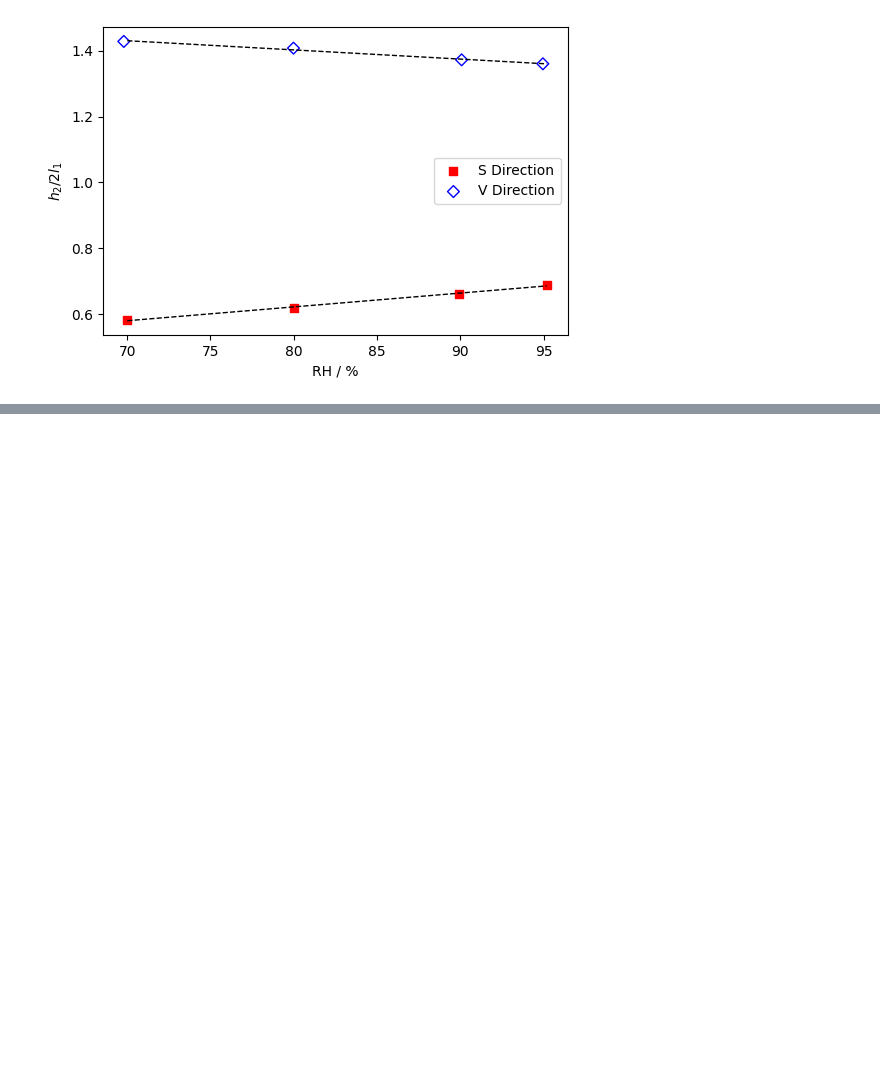
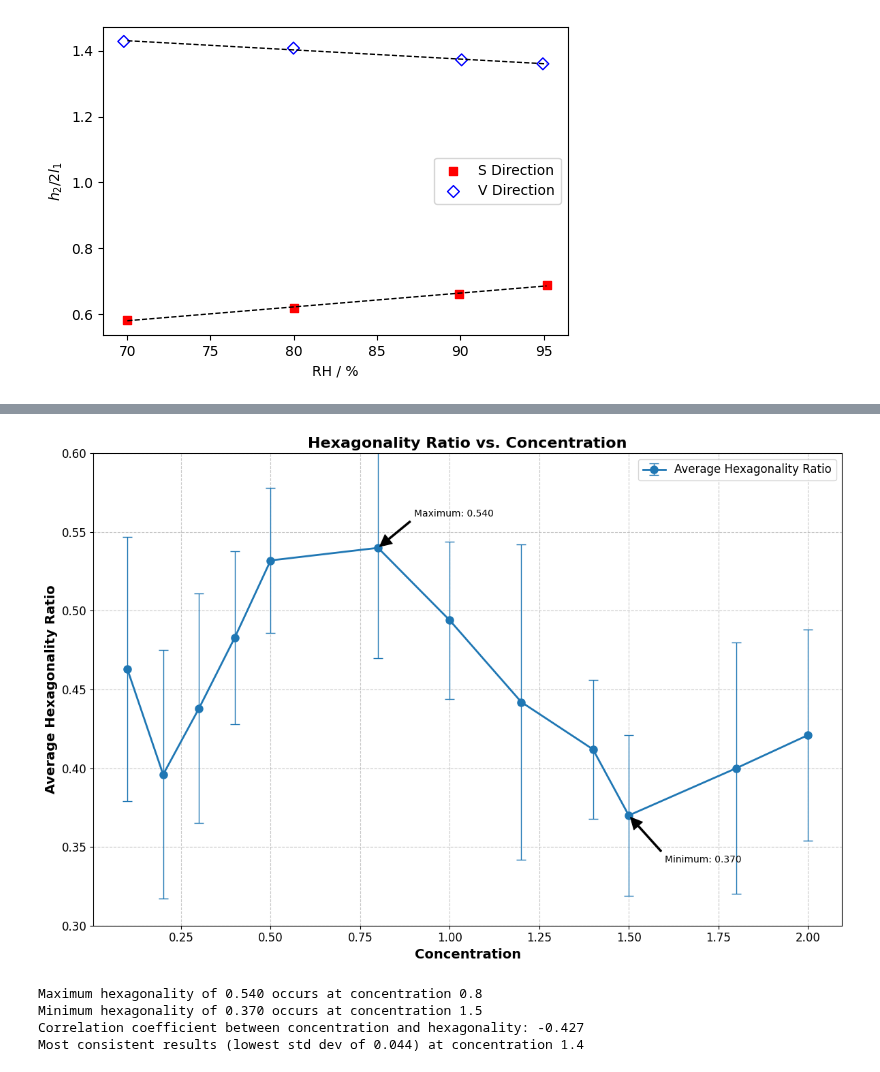
Before and after one commit to lemontang3/Python_Physics, a Jupyter notebook: graphs.ipynb, the cells around one changed output, grey strips where cells are left out. Cells and saved outputs as stored; diff of their text form; code cells hidden in the pictures; blank space fills up the shorter version.

```diff
--- a/graphs.ipynb
+++ b/graphs.ipynb
@@ -753,0 +863,80 @@ SyntaxError: invalid decimal literal (4077983351.py, line 7)
+# %%
+import matplotlib.pyplot as plt
+import numpy as np
+
+# Data from your table
+concentrations = [0.1, 0.2, 0.3, 0.4, 0.5, 0.8, 1.0, 1.2, 1.4, 1.5, 1.8, 2.0]
+averages = [0.463, 0.396, 0.438, 0.483, 0.532, 0.540, 0.494, 0.442, 0.412, 0.370, 0.400, 0.421]
+std_devs = [0.084, 0.079, 0.073, 0.055, 0.046, 0.070, 0.050, 0.100, 0.044, 0.051, 0.080, 0.067]
+
+# Create the plot with a larger figure size for better visibility
+plt.figure(figsize=(12, 8))
+
+# Plot the data points with error bars
+plt.errorbar(concentrations, averages, yerr=std_devs, fmt='o-', capsize=5,
+             markersize=8, linewidth=2, elinewidth=1, capthick=1, color='#1f77b4',
+             label='Average Hexagonality Ratio')
+
+# Customize the plot
+plt.xlabel('Concentration', fontsize=14, fontweight='bold')
+plt.ylabel('Average Hexagonality Ratio', fontsize=14, fontweight='bold')
+plt.title('Hexagonality Ratio vs. Concentration', fontsize=16, fontweight='bold')
+plt.grid(True, linestyle='--', alpha=0.7)
+
+# Set y-axis limits to better visualize the data
+plt.ylim(0.3, 0.6)
+
+# Add a horizontal line at y=1/3 (0.333...) which is a theoretical minimum for 2D Voronoi
+
+# Add text annotations for key points
+max_index = np.argmax(averages)
+max_conc = concentrations[max_index]
+max_hex = averages[max_index]
+plt.annotate(f'Maximum: {max_hex:.3f}',
+             xy=(max_conc, max_hex),
+             xytext=(max_conc+0.1, max_hex+0.02),
+             arrowprops=dict(facecolor='black', shrink=0.05, width=1.5),
+             fontsize=10)
+
+min_index = np.argmin(averages)
+min_conc = concentrations[min_index]
+min_hex = averages[min_index]
+plt.annotate(f'Minimum: {min_hex:.3f}',
+             xy=(min_conc, min_hex),
+             xytext=(min_conc+0.1, min_hex-0.03),
+             arrowprops=dict(facecolor='black', shrink=0.05, width=1.5),
+             fontsize=10)
+
+# Add legend with larger font
+plt.legend(fontsize=12)
+
+# Add tick marks and labels with larger font
+plt.xticks(fontsize=12)
+plt.yticks(fontsize=12)
+
+# Tighten the layout and save the figure
+plt.tight_layout()
+plt.savefig('hexagonality_vs_concentration.png', dpi=300, bbox_inches='tight')
+
+# Show the plot
+plt.show()
+
+# Print analysis
+print(f"Maximum hexagonality of {max_hex:.3f} occurs at concentration {max_conc}")
+print(f"Minimum hexagonality of {min_hex:.3f} occurs at concentration {min_conc}")
+
+# Calculate the correlation between concentration and hexagonality
+corr = np.corrcoef(concentrations, averages)[0, 1]
+print(f"Correlation coefficient between concentration and hexagonality: {corr:.3f}")
+
+# Find the concentration with lowest standard deviation
+min_std_index = np.argmin(std_devs)
+min_std_conc = concentrations[min_std_index]
+min_std_val = std_devs[min_std_index]
+print(f"Most consistent results (lowest std dev of {min_std_val:.3f}) at concentration {min_std_conc}")
+# %% [output]
+[figure, added]
+Maximum hexagonality of 0.540 occurs at concentration 0.8
+Minimum hexagonality of 0.370 occurs at concentration 1.5
+Correlation coefficient between concentration and hexagonality: -0.427
+Most consistent results (lowest std dev of 0.044) at concentration 1.4
```
Also changed, not shown: parts of 4 cells of this notebook, 20 other files.
